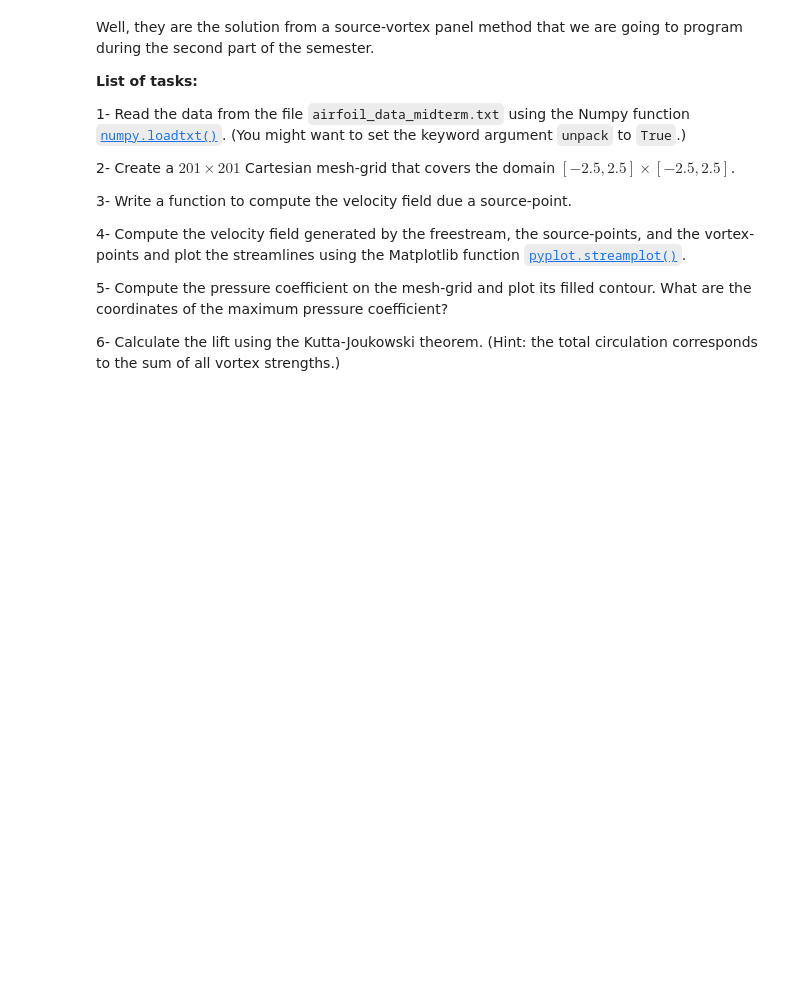
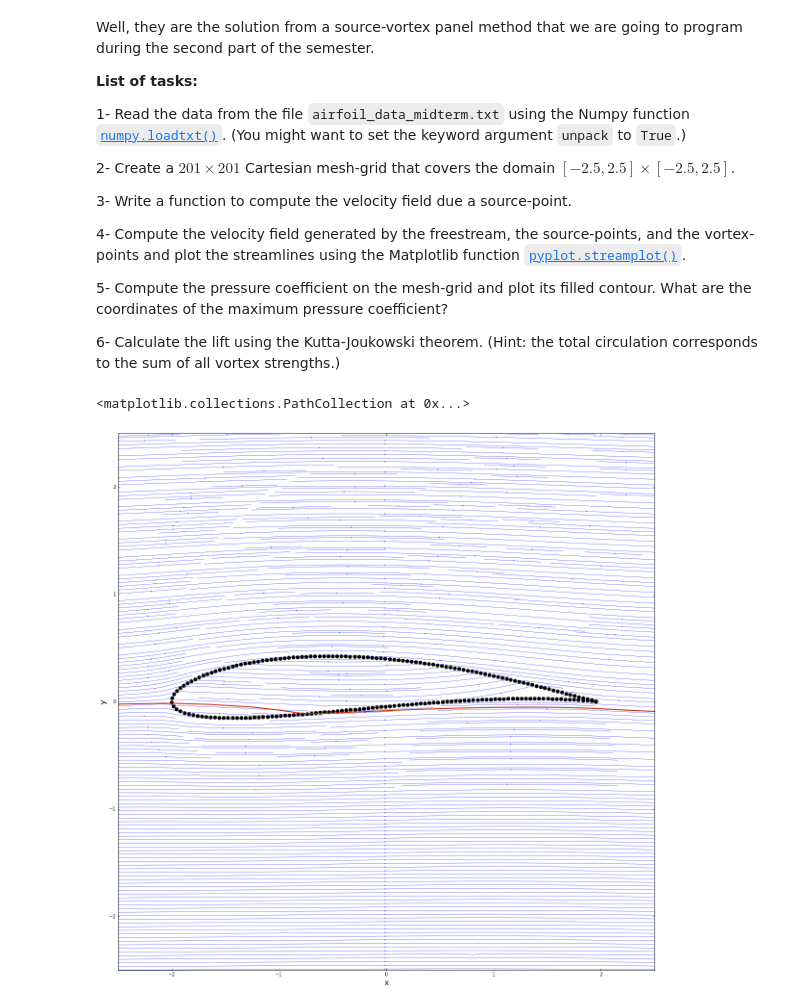
Before and after one commit to wuxuetianzi/mae6226-workspace, a Jupyter notebook: midterm/midterm.ipynb, the cells around one changed output. Saved outputs shown, nothing was run; the diff lists cells and outputs as text; code cells hidden in the pictures; blank space fills up the shorter version.

```diff
--- a/midterm/midterm.ipynb
+++ b/midterm/midterm.ipynb
@@ -526,3 +527,9 @@ Well, they are the solution from a source-vortex panel method that we are going
 6- Calculate the lift using the Kutta-Joukowski theorem. (Hint: the total circulation corresponds to the sum of all vortex strengths.)
 # %%
 # Write your function in this cell.
+
+text=numpy.loadtxt('./airfoil_data_midterm.txt')
+x1 = text[:,0]
+y1 = text[:,1]
+gamma = text[:,2]
+kappa = text[:,3]
@@ -530,0 +552,42 @@ Well, they are the solution from a source-vortex panel method that we are going
+# %%
+def get_velocity_air(strength, xs, ys, X, Y):
+    u = strength/(2*numpy.pi)*(X-xs)/((X-xs)**2+(Y-ys)**2)
+    v = strength/(2*numpy.pi)*(Y-ys)/((X-xs)**2+(Y-ys)**2)
+
+    return u, v
+def get_stream_function_air(strength, xs, ys, X, Y):
+    psi = strength/(2*numpy.pi)*numpy.arctan2((Y-ys), (X-xs))
+
+    return psi
+# %%
+u=0
+v=0
+psi=0
+for i in range(len(text)):
+    u_air= get_velocity_air(gamma[i], x1[i], y1[i], X, Y)[0]
+    v_air = get_velocity_air(gamma[i], x1[i], y1[i], X, Y)[1]
+    psi_air = get_stream_function_air(gamma[i], x1[i], y1[i], X, Y)
+    u_vortex, v_vortex = get_velocity_vortex(kappa[i], x1[i], y1[i], X, Y)
+    psi_vortex = get_stream_function_vortex(kappa[i], x1[i], y1[i], X, Y)
+
+    u=u+u_air+u_vortex
+    v=v+v_air+v_vortex
+    psi=psi+psi_air+psi_vortex
+# %%
+u = u_freestream + u
+v = v_freestream + v
+psi = psi_freestream + psi
+
+
+size = 20
+pyplot.figure(figsize=(size, (y_end-y_start)/(x_end-x_start)*size))
+pyplot.xlabel('x', fontsize=16)
+pyplot.ylabel('y', fontsize=16)
+pyplot.xlim(x_start, x_end)
+pyplot.ylim(y_start, y_end)
+pyplot.streamplot(X, Y, u, v, density=5, linewidth=0.5, arrowsize=0.5, arrowstyle='->')
+pyplot.contour(X, Y, psi, levels=[0.], colors='#CD2305', linewidths=2, linestyles='solid')
+pyplot.scatter(x1, y1, color='black', s=50, marker='o')
+# %% [output]
+<matplotlib.collections.PathCollection at 0x...>
+[figure, added]
```
Also changed, not shown: parts of 11 cells of this notebook.
